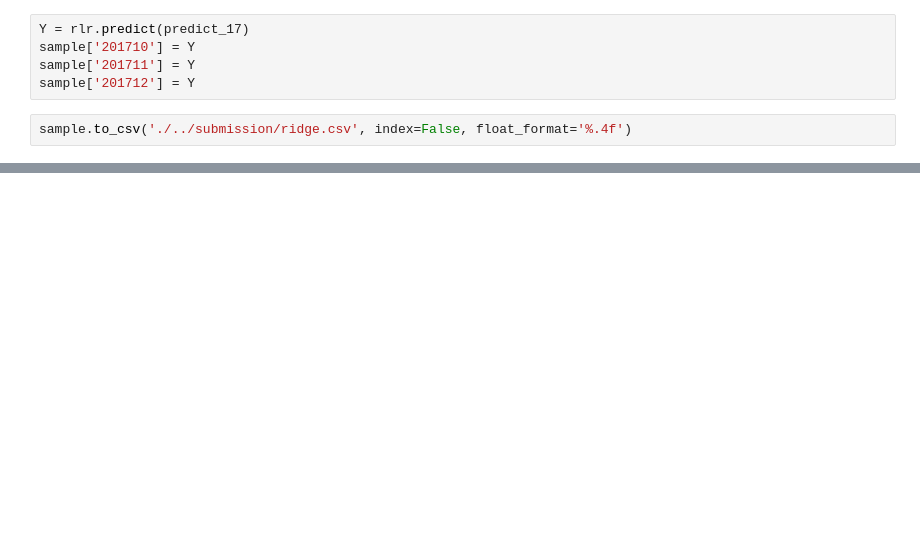
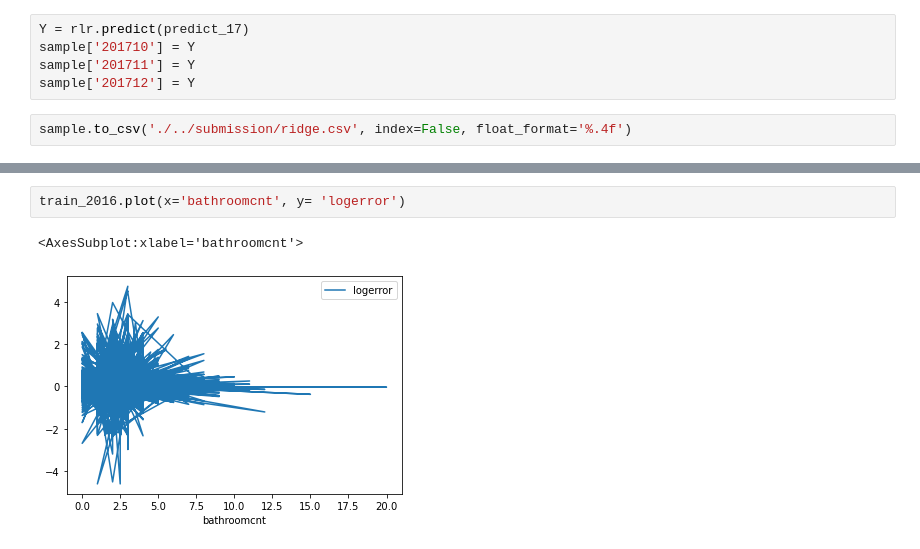
Before and after one commit to quangnd123/CZ4041-Machine-Learning, a Jupyter notebook: code/ridge.ipynb, the cells around one changed output, grey strips where cells are left out. Cells and saved outputs as stored; diff of their text form; blank space fills up the shorter version.

```diff
--- a/code/ridge.ipynb
+++ b/code/ridge.ipynb
@@ -213,0 +201,5 @@ predict_2016.boxplot('calculatedfinishedsquarefeet')
+# %%
+train_2016.plot(x='bathroomcnt', y= 'logerror')
+# %% [output]
+<AxesSubplot:xlabel='bathroomcnt'>
+[figure, added]
```
Also changed, not shown: parts of 14 cells of this notebook, 1 other file.
